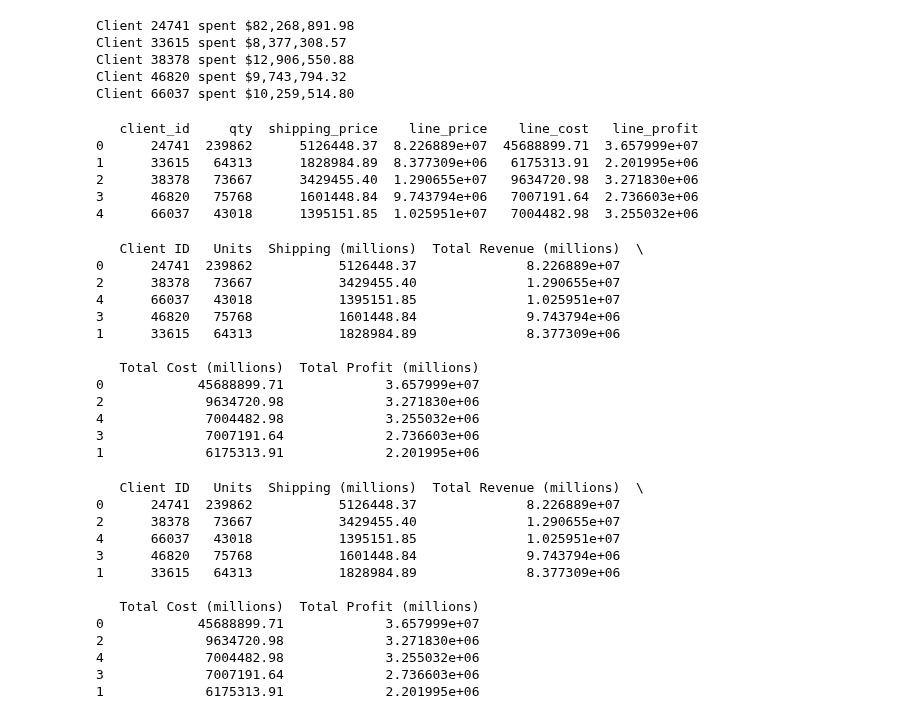
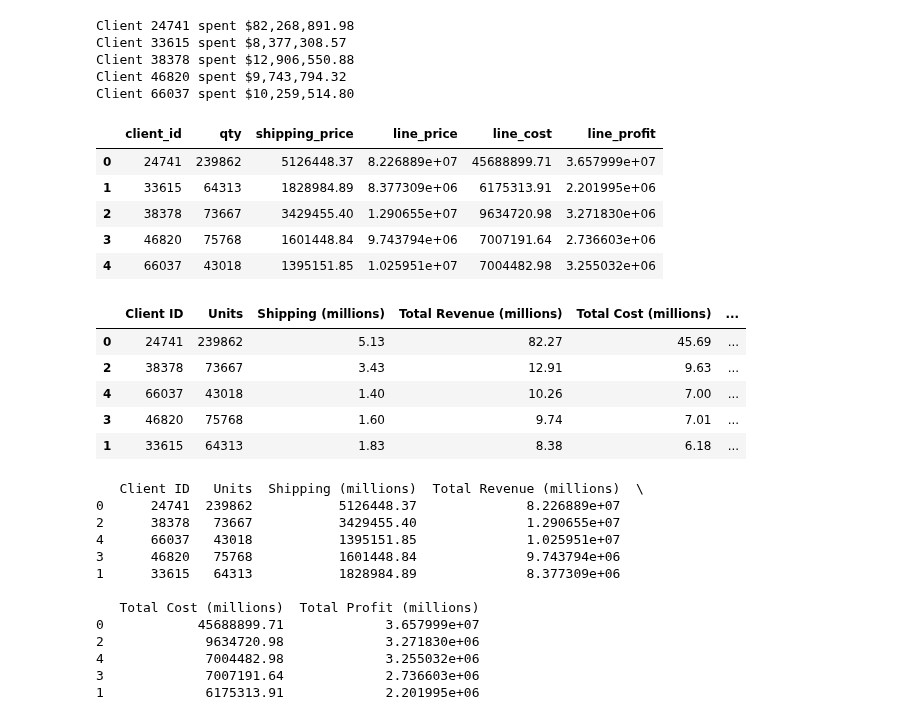
Before and after one commit to Cyberwolf7583/pandas-challenge-1, a Jupyter notebook: wholesale_data_analysis_starter_code.ipynb, the cells around one changed output. Cells and saved outputs as stored; diff of their text form; code cells hidden in the pictures.

Commit message:
added a brief summary to the main repo also update my code on section 4

```diff
--- a/wholesale_data_analysis_starter_code.ipynb
+++ b/wholesale_data_analysis_starter_code.ipynb
@@ -218,32 +218,32 @@ Client 66037 spent $10,259,514.80
 # %%
 # Create a summary DataFrame showing the totals for the for the top 5 clients with the following information:
 
 # total units purchased, total shipping price, total revenue, and total profit.
 
 # Get the top 5 client IDs from earlier
 
 top_5_clients = [33615, 66037, 46820, 38378, 24741]
 
 # Create summary DataFrame for top 5 clients
 
 top_5_summary = df[df['client_id'].isin(top_5_clients)].groupby('client_id').agg({
     'qty': 'sum',                  # total units purchased
     'shipping_price': 'sum',       # total shipping price
     'line_price': 'sum',          # total revenue
     'line_cost': 'sum',           # total cost
     'line_profit': 'sum'          # total profit
 }).reset_index()
 
 # Display the results
 
-print(top_5_summary)
+top_5_summary
 # %% [output]
-   client_id     qty  shipping_price    line_price    line_cost   line_profit
-0      24741  239862      5126448.37  8.226889e+07  45688899.71  3.657999e+07
-1      33615   64313      1828984.89  8.377309e+06   6175313.91  2.201995e+06
-2      38378   73667      3429455.40  1.290655e+07   9634720.98  3.271830e+06
-3      46820   75768      1601448.84  9.743794e+06   7007191.64  2.736603e+06
-4      66037   43018      1395151.85  1.025951e+07   7004482.98  3.255032e+06
+|  | client_id | qty | shipping_price | line_price | line_cost | line_profit |
+| 0 | 24741 | 239862 | 5126448.37 | 8.226889e+07 | 45688899.71 | 3.657999e+07 |
+| 1 | 33615 | 64313 | 1828984.89 | 8.377309e+06 | 6175313.91 | 2.201995e+06 |
+| 2 | 38378 | 73667 | 3429455.40 | 1.290655e+07 | 9634720.98 | 3.271830e+06 |
+| 3 | 46820 | 75768 | 1601448.84 | 9.743794e+06 | 7007191.64 | 2.736603e+06 |
+| 4 | 66037 | 43018 | 1395151.85 | 1.025951e+07 | 7004482.98 | 3.255032e+06 |
 # %%
 top_5_clients = [33615, 66037, 46820, 38378, 24741]
 
@@ -262,17 +262,23 @@ money_columns = ['shipping_price', 'line_price', 'line_cost', 'line_profit']
 
 # Define a function that converts a dollar amount to millions.
 def currency_format_millions(value):
-    return value / 1_000_000
+    number_millions = value / 1000000
+    return round(number_millions,2)
+
+
+
+
+for col in money_columns:
+    top_5_summary[col] = top_5_summary[col].apply(currency_format_millions)
+
+
+top_5_summary
 
 # Apply the currency_format_millions function to only the money columns.
 
-formatted_summary = top_5_summary.copy()
-for col in money_columns:
-    formatted_summary = formatted_summary
+# # Rename the columns to reflect the change in the money format.
 
-# Rename the columns to reflect the change in the money format.
-
-formatted_summary = formatted_summary.rename(columns={
+formatted_summary = top_5_summary.rename(columns={
     'client_id': 'Client ID',
     'qty': 'Units',
     'shipping_price': 'Shipping (millions)',
@@ -282,21 +288,14 @@ formatted_summary = formatted_summary.rename(columns={
 })
 
 formatted_summary = formatted_summary.sort_values('Total Profit (millions)', ascending=False)
-print(formatted_summary)
+formatted_summary
 # %% [output]
-   Client ID   Units  Shipping (millions)  Total Revenue (millions)  \
-0      24741  239862           5126448.37              8.226889e+07
-2      38378   73667           3429455.40              1.290655e+07
-4      66037   43018           1395151.85              1.025951e+07
-3      46820   75768           1601448.84              9.743794e+06
-1      33615   64313           1828984.89              8.377309e+06
-
-   Total Cost (millions)  Total Profit (millions)
-0            45688899.71             3.657999e+07
-2             9634720.98             3.271830e+06
-4             7004482.98             3.255032e+06
-3             7007191.64             2.736603e+06
-1             6175313.91             2.201995e+06
+|  | Client ID | Units | Shipping (millions) | Total Revenue (millions) | Total Cost (millions) | ... |
+| 0 | 24741 | 239862 | 5.13 | 82.27 | 45.69 | ... |
+| 2 | 38378 | 73667 | 3.43 | 12.91 | 9.63 | ... |
+| 4 | 66037 | 43018 | 1.40 | 10.26 | 7.00 | ... |
+| 3 | 46820 | 75768 | 1.60 | 9.74 | 7.01 | ... |
+| 1 | 33615 | 64313 | 1.83 | 8.38 | 6.18 | ... |
 # %%
 # Sort the updated data by "Total Profit (millions)" form highest to lowest and assign the sort to a new DatFrame.
 
```
Also changed, not shown: parts of 1 cell of this notebook, 1 other file.
